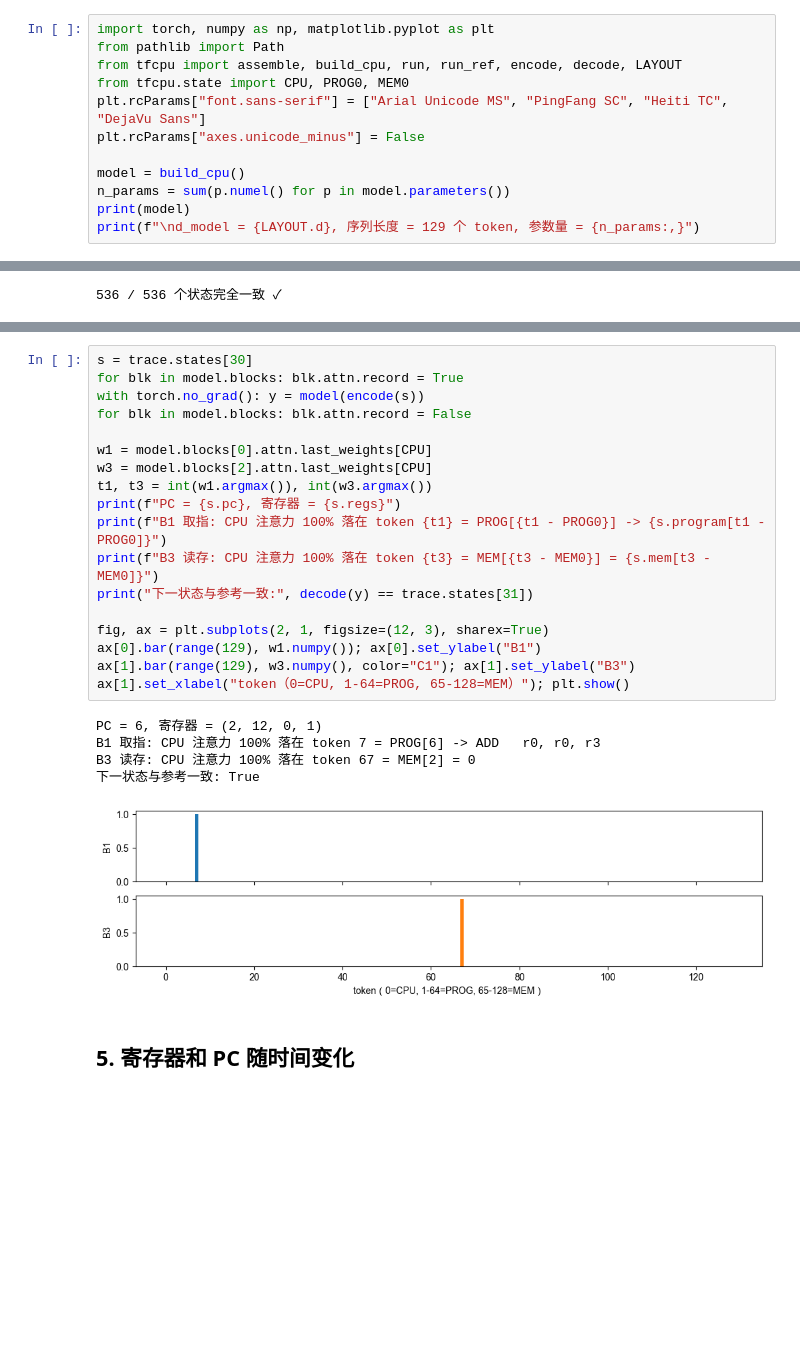
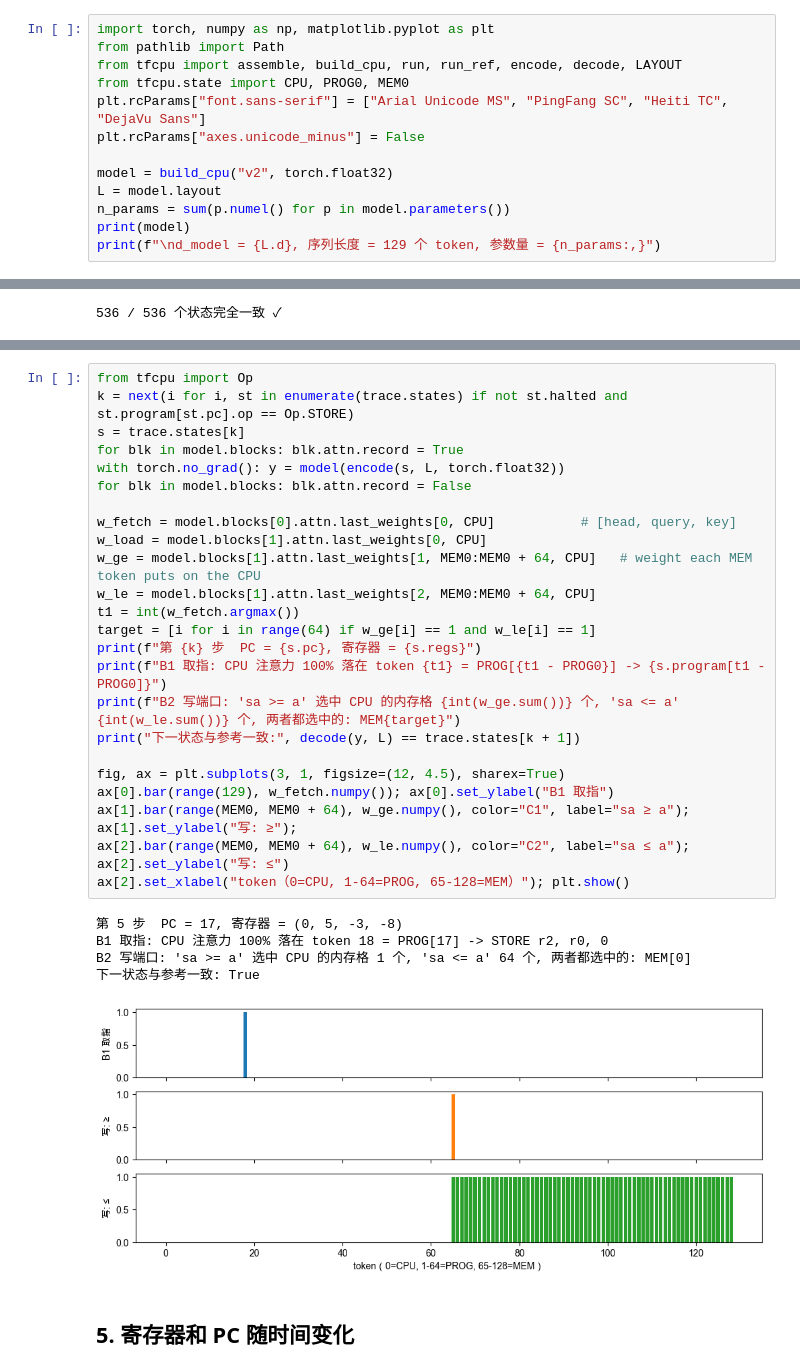
Before and after one commit to cai114514114514/Attention-CPU, a Jupyter notebook: notebooks/demo.ipynb, the cells around one changed output, grey strips where cells are left out. Cells and saved outputs as stored; diff of their text form; blank space fills up the shorter version.

```diff
--- a/notebooks/demo.ipynb
+++ b/notebooks/demo.ipynb
@@ -16,10 +18,11 @@ from tfcpu.state import CPU, PROG0, MEM0
 plt.rcParams["font.sans-serif"] = ["Arial Unicode MS", "PingFang SC", "Heiti TC", "DejaVu Sans"]
 plt.rcParams["axes.unicode_minus"] = False
 
-model = build_cpu()
+model = build_cpu("v2", torch.float32)
+L = model.layout
 n_params = sum(p.numel() for p in model.parameters())
 print(model)
-print(f"\nd_model = {LAYOUT.d}, 序列长度 = 129 个 token, 参数量 = {n_params:,}")
+print(f"\nd_model = {L.d}, 序列长度 = 129 个 token, 参数量 = {n_params:,}")
 # %% [output]
 LoopedTransformer(
   (blocks): ModuleList(
@@ -101,27 +103,33 @@ fig.colorbar(im, ax=axes, shrink=0.6); plt.show()
 # %%
-s = trace.states[30]
+from tfcpu import Op
+k = next(i for i, st in enumerate(trace.states) if not st.halted and st.program[st.pc].op == Op.STORE)
+s = trace.states[k]
 for blk in model.blocks: blk.attn.record = True
-with torch.no_grad(): y = model(encode(s))
+with torch.no_grad(): y = model(encode(s, L, torch.float32))
 for blk in model.blocks: blk.attn.record = False
 
-w1 = model.blocks[0].attn.last_weights[CPU]
-w3 = model.blocks[2].attn.last_weights[CPU]
-t1, t3 = int(w1.argmax()), int(w3.argmax())
-print(f"PC = {s.pc}, 寄存器 = {s.regs}")
+w_fetch = model.blocks[0].attn.last_weights[0, CPU]           # [head, query, key]
+w_load = model.blocks[1].attn.last_weights[0, CPU]
+w_ge = model.blocks[1].attn.last_weights[1, MEM0:MEM0 + 64, CPU]   # weight each MEM token puts on the CPU
+w_le = model.blocks[1].attn.last_weights[2, MEM0:MEM0 + 64, CPU]
+t1 = int(w_fetch.argmax())
+target = [i for i in range(64) if w_ge[i] == 1 and w_le[i] == 1]
+print(f"第 {k} 步  PC = {s.pc}, 寄存器 = {s.regs}")
 print(f"B1 取指: CPU 注意力 100% 落在 token {t1} = PROG[{t1 - PROG0}] -> {s.program[t1 - PROG0]}")
-print(f"B3 读存: CPU 注意力 100% 落在 token {t3} = MEM[{t3 - MEM0}] = {s.mem[t3 - MEM0]}")
-print("下一状态与参考一致:", decode(y) == trace.states[31])
+print(f"B2 写端口: 'sa >= a' 选中 CPU 的内存格 {int(w_ge.sum())} 个, 'sa <= a' {int(w_le.sum())} 个, 两者都选中的: MEM{target}")
+print("下一状态与参考一致:", decode(y, L) == trace.states[k + 1])
 
-fig, ax = plt.subplots(2, 1, figsize=(12, 3), sharex=True)
-ax[0].bar(range(129), w1.numpy()); ax[0].set_ylabel("B1")
-ax[1].bar(range(129), w3.numpy(), color="C1"); ax[1].set_ylabel("B3")
-ax[1].set_xlabel("token（0=CPU, 1-64=PROG, 65-128=MEM）"); plt.show()
+fig, ax = plt.subplots(3, 1, figsize=(12, 4.5), sharex=True)
+ax[0].bar(range(129), w_fetch.numpy()); ax[0].set_ylabel("B1 取指")
+ax[1].bar(range(MEM0, MEM0 + 64), w_ge.numpy(), color="C1", label="sa ≥ a"); ax[1].set_ylabel("写: ≥");
+ax[2].bar(range(MEM0, MEM0 + 64), w_le.numpy(), color="C2", label="sa ≤ a"); ax[2].set_ylabel("写: ≤")
+ax[2].set_xlabel("token（0=CPU, 1-64=PROG, 65-128=MEM）"); plt.show()
 # %% [output]
-PC = 6, 寄存器 = (2, 12, 0, 1)
-B1 取指: CPU 注意力 100% 落在 token 7 = PROG[6] -> ADD   r0, r0, r3
-B3 读存: CPU 注意力 100% 落在 token 67 = MEM[2] = 0
+第 5 步  PC = 17, 寄存器 = (0, 5, -3, -8)
+B1 取指: CPU 注意力 100% 落在 token 18 = PROG[17] -> STORE r2, r0, 0
+B2 写端口: 'sa >= a' 选中 CPU 的内存格 1 个, 'sa <= a' 64 个, 两者都选中的: MEM[0]
 下一状态与参考一致: True
-[figure, old version]
+[figure, new version]
 # %% [markdown]
 ## 5. 寄存器和 PC 随时间变化
 # %%
```
Also changed, not shown: parts of 8 cells of this notebook, 21 other files.
